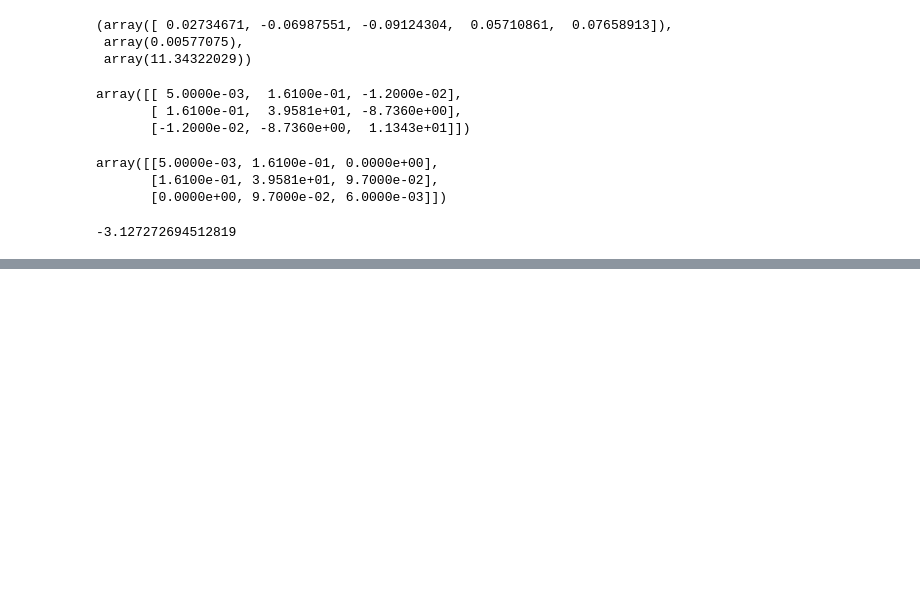
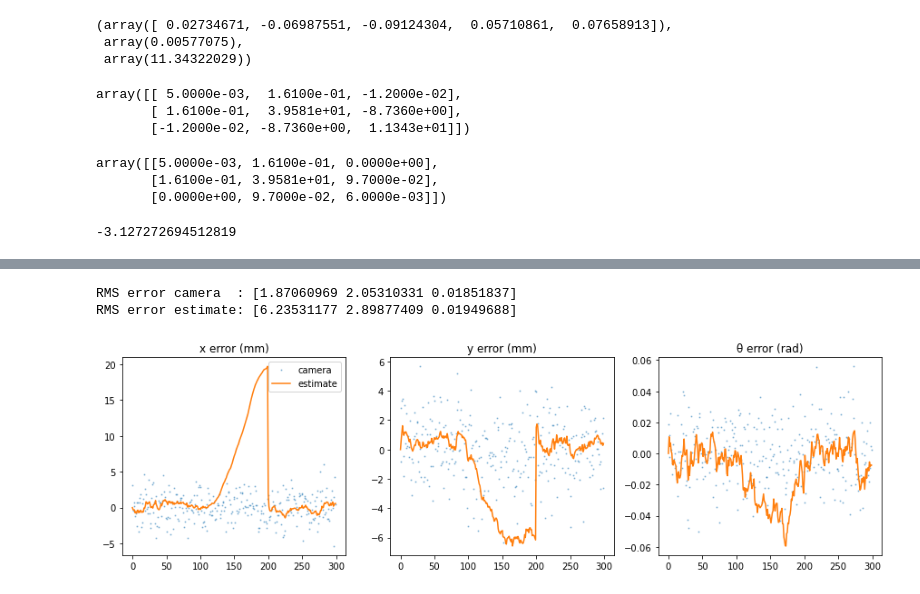
Before and after one commit to tiffanyguo8/MICRO-452, a Jupyter notebook: src/mrproject/kalman_test.ipynb, the cells around one changed output, grey strips where cells are left out. Saved outputs shown, nothing was run; the diff lists cells and outputs as text; code cells hidden in the pictures; blank space fills up the shorter version.

```diff
--- a/src/mrproject/kalman_test.ipynb
+++ b/src/mrproject/kalman_test.ipynb
@@ -144,0 +179,21 @@ def kalman(x_old, v_r, v_l, P_old, dt, M=M, R=R, x_measured=None):
+# %%
+err_est = x_true - pos_est
+err_cam = x_true - cam
+err_est[:, 2] = wrap_angle(err_est[:, 2])
+err_cam[:, 2] = wrap_angle(err_cam[:, 2])
+
+rms = lambda e: np.sqrt(np.mean(e**2, axis=0))
+print("RMS error camera  :", rms(err_cam[1:]))
+print("RMS error estimate:", rms(err_est[1:]))
+
+fig, ax = plt.subplots(1, 3, figsize=(15, 4))
+for j, name in enumerate(["x error (mm)", "y error (mm)", "θ error (rad)"]):
+    ax[j].plot(err_cam[:, j], ".", markersize=2, alpha=0.4, label="camera")
+    ax[j].plot(err_est[:, j], label="estimate")
+    ax[j].set_title(name)
+ax[0].legend()
+plt.show()
+# %% [output]
+RMS error camera  : [1.87060969 2.05310331 0.01851837]
+RMS error estimate: [6.23531177 2.89877409 0.01949688]
+[figure, added]
```
Also changed, not shown: parts of 19 cells of this notebook, 1 other file.
